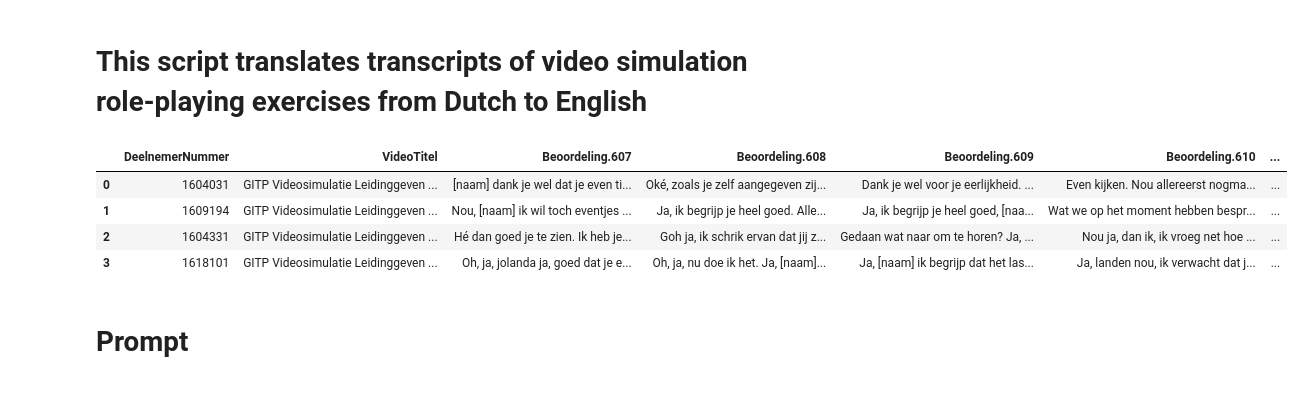
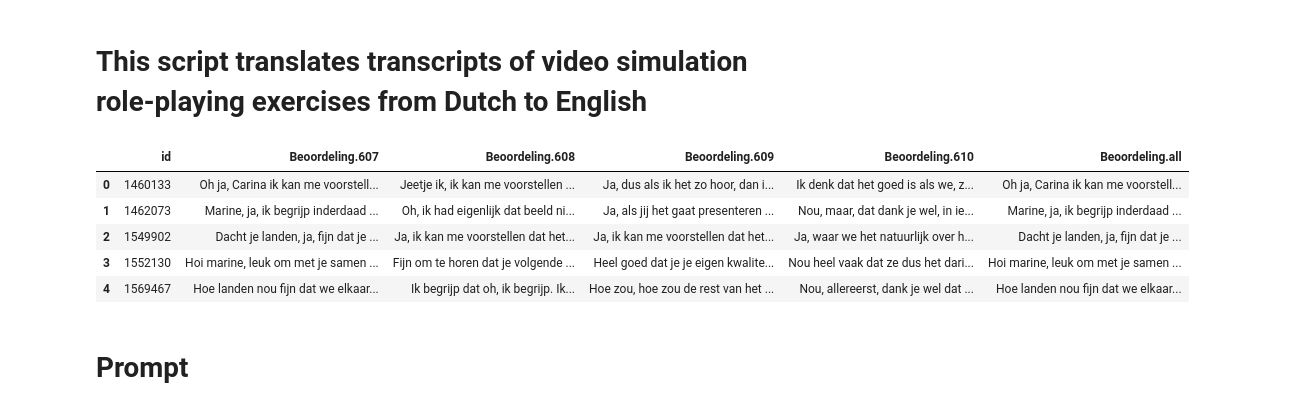
Before and after one commit to ShekharNarayanan/gitp_llm_project, a Jupyter notebook: GITP_LLM_translation.ipynb, the cells around one changed output. Drawn from its saved outputs; the diff is of its cells as text; code cells hidden in the pictures.

Commit message:
Added translation script, Azure script, and test prompts

```diff
--- a/GITP_LLM_translation.ipynb
+++ b/GITP_LLM_translation.ipynb
@@ -21,18 +22,19 @@ from tqdm import tqdm  # for showing progress bars
 random.seed(1337)  # Sets seed for Python's random module
 # %%
 # Load data
-test_text = pd.read_excel("anonimized_data_10_partipants.xlsx", sheet_name="data_short")
-test_text = test_text.iloc[:4] # keep only first few rows for pilot data analysis purposes
+test_text = pd.read_csv("input/data_gitp_text.csv")
+# test_text = test_text.iloc[:50] # keep only first few rows for pilot data analysis purposes
 test_text.head()
 
 # # Text data
 # text_data = pd.read_csv("data_gitp_text.csv")
 # %% [output]
-|  | DeelnemerNummer | VideoTitel | Beoordeling.607 | Beoordeling.608 | Beoordeling.609 | Beoordeling.610 | ... |
-| 0 | 1604031 | GITP Videosimulatie Leidinggeven ... | [naam] dank je wel dat je even ti... | Oké, zoals je zelf aangegeven zij... | Dank je wel voor je eerlijkheid. ... | Even kijken. Nou allereerst nogma... | ... |
-| 1 | 1609194 | GITP Videosimulatie Leidinggeven ... | Nou, [naam] ik wil toch eventjes ... | Ja, ik begrijp je heel goed. Alle... | Ja, ik begrijp je heel goed, [naa... | Wat we op het moment hebben bespr... | ... |
-| 2 | 1604331 | GITP Videosimulatie Leidinggeven ... | Hé dan goed je te zien. Ik heb je... | Goh ja, ik schrik ervan dat jij z... | Gedaan wat naar om te horen? Ja, ... | Nou ja, dan ik, ik vroeg net hoe ... | ... |
-| 3 | 1618101 | GITP Videosimulatie Leidinggeven ... | Oh, ja, jolanda ja, goed dat je e... | Oh, ja, nu doe ik het. Ja, [naam]... | Ja, [naam] ik begrijp dat het las... | Ja, landen nou, ik verwacht dat j... | ... |
+|  | id | Beoordeling.607 | Beoordeling.608 | Beoordeling.609 | Beoordeling.610 | Beoordeling.all |
+| 0 | 1460133 | Oh ja, Carina ik kan me voorstell... | Jeetje ik, ik kan me voorstellen ... | Ja, dus als ik het zo hoor, dan i... | Ik denk dat het goed is als we, z... | Oh ja, Carina ik kan me voorstell... |
+| 1 | 1462073 | Marine, ja, ik begrijp inderdaad ... | Oh, ik had eigenlijk dat beeld ni... | Ja, als jij het gaat presenteren ... | Nou, maar, dat dank je wel, in ie... | Marine, ja, ik begrijp inderdaad ... |
+| 2 | 1549902 | Dacht je landen, ja, fijn dat je ... | Ja, ik kan me voorstellen dat het... | Ja, ik kan me voorstellen dat het... | Ja, waar we het natuurlijk over h... | Dacht je landen, ja, fijn dat je ... |
+| 3 | 1552130 | Hoi marine, leuk om met je samen ... | Fijn om te horen dat je volgende ... | Heel goed dat je je eigen kwalite... | Nou heel vaak dat ze dus het dari... | Hoi marine, leuk om met je samen ... |
+| 4 | 1569467 | Hoe landen nou fijn dat we elkaar... | Ik begrijp dat oh, ik begrijp. Ik... | Hoe zou, hoe zou de rest van het ... | Nou, allereerst, dank je wel dat ... | Hoe landen nou fijn dat we elkaar... |
 # %% [markdown]
 # Prompt
 # %%
```
Also changed, not shown: parts of 9 cells of this notebook, 14 other files.
